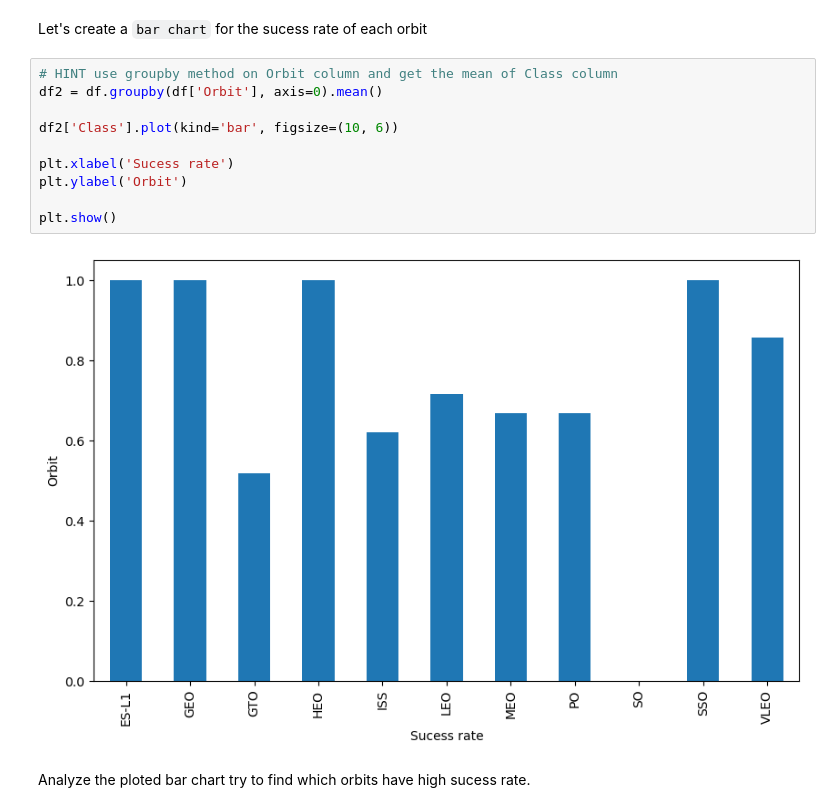
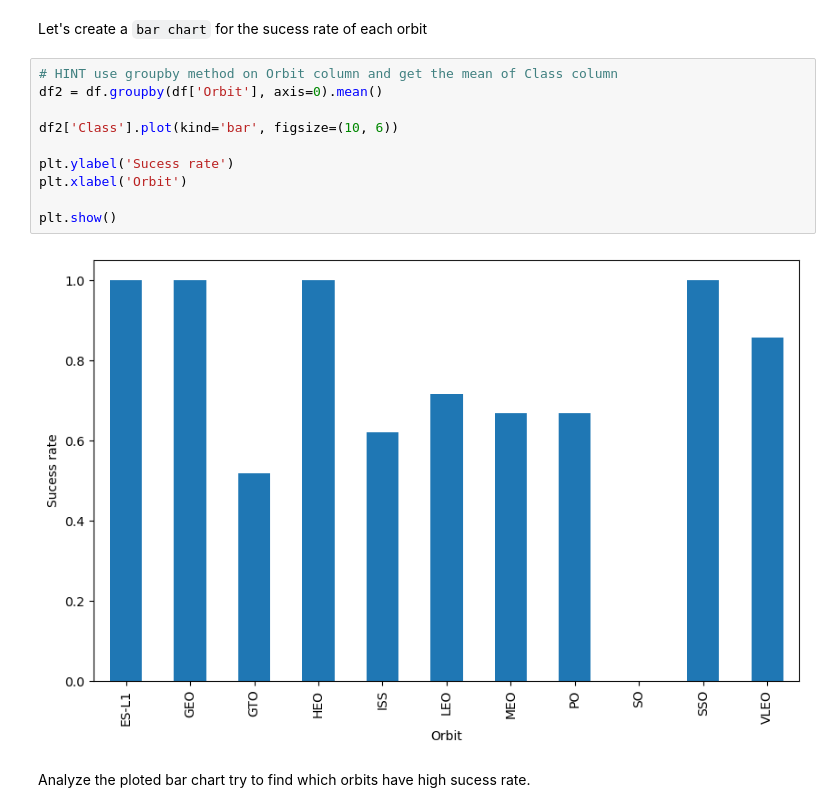
Before and after one commit to elve11/SpaceY_assignment, a Jupyter notebook: Final_Assignment_05.ipynb, the cells around one changed output. Saved outputs shown, nothing was run; the diff lists cells and outputs as text.

```diff
--- a/Final_Assignment_05.ipynb
+++ b/Final_Assignment_05.ipynb
@@ -117,15 +117,15 @@ Let's create a `bar chart` for the sucess rate of each orbit
 # %%
 # HINT use groupby method on Orbit column and get the mean of Class column
 df2 = df.groupby(df['Orbit'], axis=0).mean()
 
 df2['Class'].plot(kind='bar', figsize=(10, 6))
 
-plt.xlabel('Sucess rate')
-plt.ylabel('Orbit')
+plt.ylabel('Sucess rate')
+plt.xlabel('Orbit')
 
 plt.show()
 # %% [output]
-[figure, old version]
+[figure, new version]
 # %% [markdown]
 Analyze the ploted bar chart try to find which orbits have high sucess rate.
 # %% [markdown]
```
